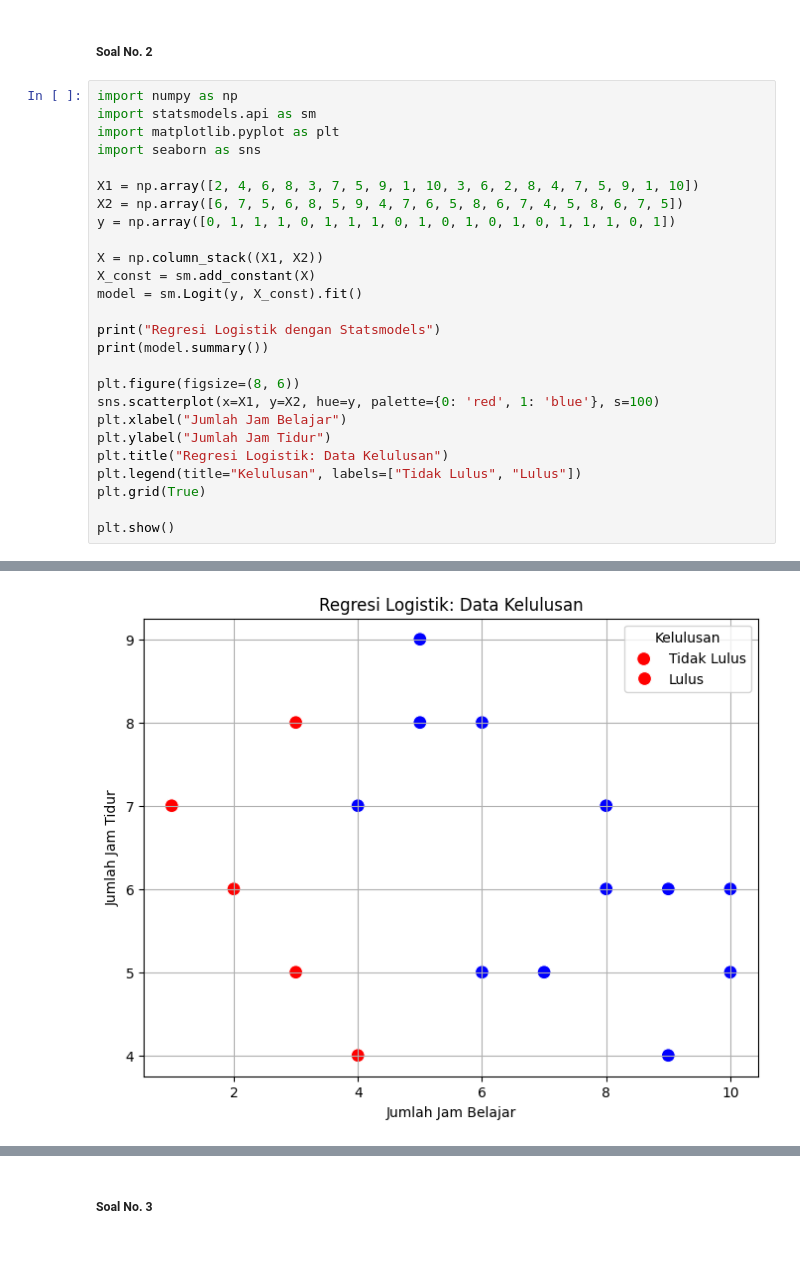
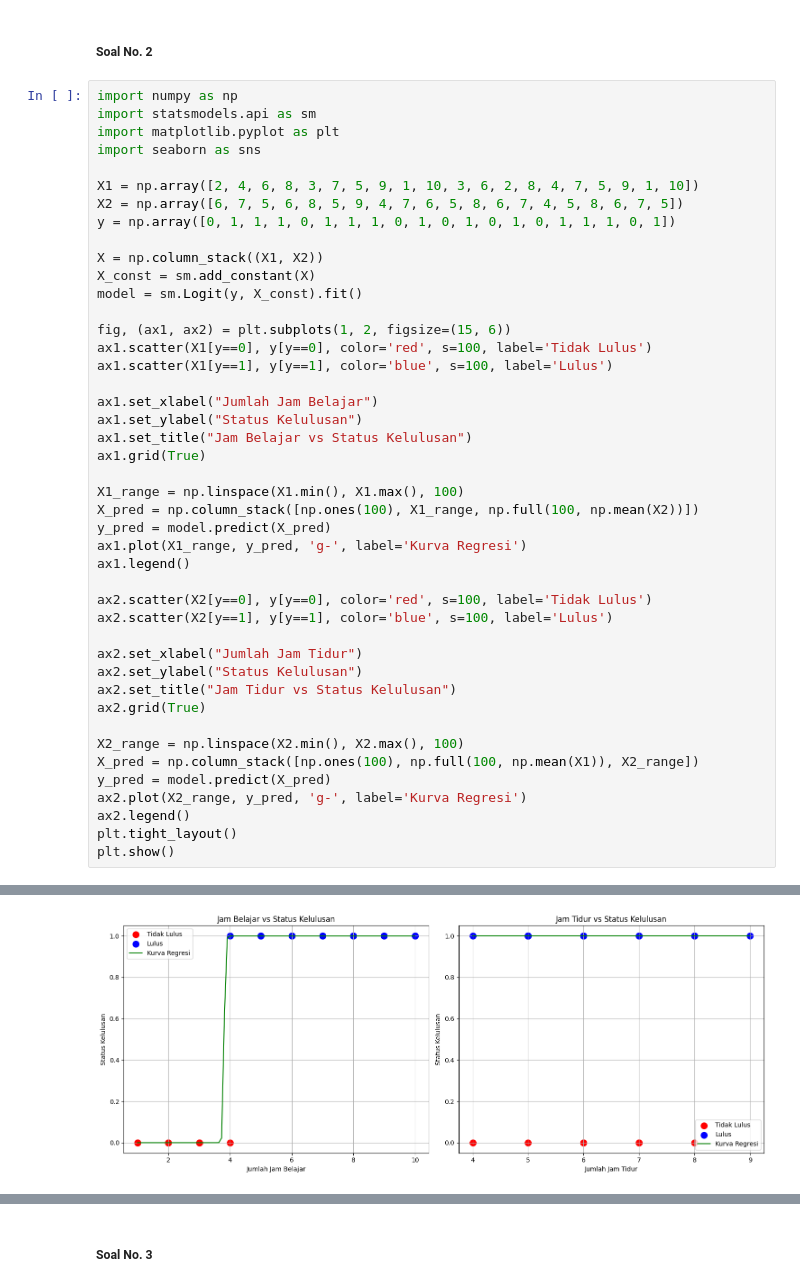
Before and after one commit to Wynnzzz/prakt-data-mining-25, a Jupyter notebook: pert1.ipynb, the cells around one changed output, grey strips where cells are left out. Cells and saved outputs as stored; diff of their text form; blank space fills up the shorter version.

```diff
--- a/pert1.ipynb
+++ b/pert1.ipynb
@@ -127,17 +127,35 @@ X = np.column_stack((X1, X2))
 X_const = sm.add_constant(X)
 model = sm.Logit(y, X_const).fit()
 
-print("Regresi Logistik dengan Statsmodels")
-print(model.summary())
+fig, (ax1, ax2) = plt.subplots(1, 2, figsize=(15, 6))
+ax1.scatter(X1[y==0], y[y==0], color='red', s=100, label='Tidak Lulus')
+ax1.scatter(X1[y==1], y[y==1], color='blue', s=100, label='Lulus')
 
-plt.figure(figsize=(8, 6))
-sns.scatterplot(x=X1, y=X2, hue=y, palette={0: 'red', 1: 'blue'}, s=100)
-plt.xlabel("Jumlah Jam Belajar")
-plt.ylabel("Jumlah Jam Tidur")
-plt.title("Regresi Logistik: Data Kelulusan")
-plt.legend(title="Kelulusan", labels=["Tidak Lulus", "Lulus"])
-plt.grid(True)
+ax1.set_xlabel("Jumlah Jam Belajar")
+ax1.set_ylabel("Status Kelulusan")
+ax1.set_title("Jam Belajar vs Status Kelulusan")
+ax1.grid(True)
 
+X1_range = np.linspace(X1.min(), X1.max(), 100)
+X_pred = np.column_stack([np.ones(100), X1_range, np.full(100, np.mean(X2))])
+y_pred = model.predict(X_pred)
+ax1.plot(X1_range, y_pred, 'g-', label='Kurva Regresi')
+ax1.legend()
+
+ax2.scatter(X2[y==0], y[y==0], color='red', s=100, label='Tidak Lulus')
+ax2.scatter(X2[y==1], y[y==1], color='blue', s=100, label='Lulus')
+
+ax2.set_xlabel("Jumlah Jam Tidur")
+ax2.set_ylabel("Status Kelulusan")
+ax2.set_title("Jam Tidur vs Status Kelulusan")
+ax2.grid(True)
+
+X2_range = np.linspace(X2.min(), X2.max(), 100)
+X_pred = np.column_stack([np.ones(100), np.full(100, np.mean(X1)), X2_range])
+y_pred = model.predict(X_pred)
+ax2.plot(X2_range, y_pred, 'g-', label='Kurva Regresi')
+ax2.legend()
+plt.tight_layout()
 plt.show()
 # %% [output]
 Warning: Maximum number of iterations has been exceeded.
@@ -160 +164 @@ are not identified.
-[figure, old version]
+[figure, new version]
```
Also changed, not shown: parts of 7 cells of this notebook.
